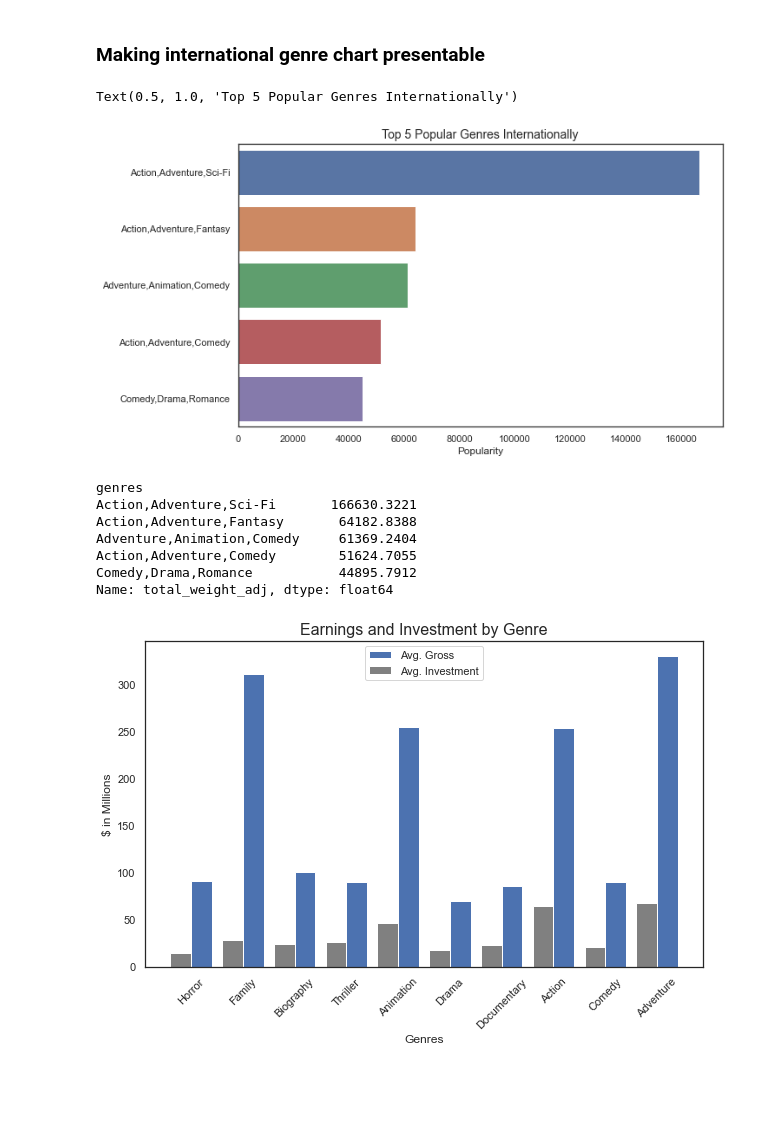
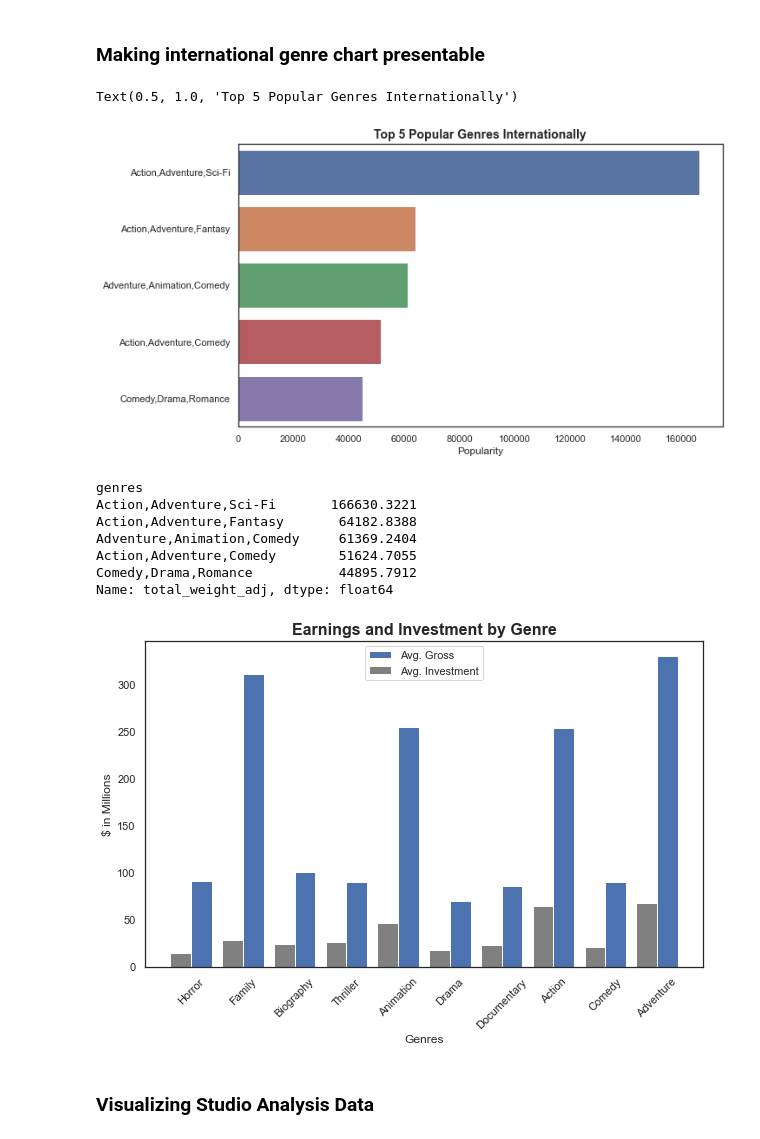
Before and after one commit to brandmend/MovieDataProject, a Jupyter notebook: Movie_Notebook_v2.ipynb, the cells around one changed output. Drawn from its saved outputs; the diff is of its cells as text; code cells hidden in the pictures; blank space fills up the shorter version.

```diff
--- a/Movie_Notebook_v2.ipynb
+++ b/Movie_Notebook_v2.ipynb
@@ -1524,10 +1528,10 @@ fig,ax = plt.subplots(figsize=(10,6))
 sns.barplot(x=int_genres_weight['total_weight_adj'].head(5),y=int_genres_weight.head(5).index.values,orient='h')
 
 plt.xlabel('Popularity')
-plt.title('Top 5 Popular Genres Internationally',fontsize=14)
+plt.title('Top 5 Popular Genres Internationally',fontsize=14,fontweight='bold')
 # %% [output]
 Text(0.5, 1.0, 'Top 5 Popular Genres Internationally')
-[figure, old version]
+[figure, new version]
 # %%
 int_genres_weight['total_weight_adj'].head(5)
 # %% [output]
@@ -1541,21 +1545,23 @@ Name: total_weight_adj, dtype: float64
 # %%
 fig,ax=plt.subplots(figsize=(10,6))
 
 X = list(genre_financials.head(10).index)
 Y = genre_financials.head(10)['total_gross']
 Z = genre_financials.head(10)['production_budget']
 
 X_axis = np.arange(len(X))
 
 plt.bar(X_axis + 0.2, Y, 0.4, label = 'Avg. Gross')
 plt.bar(X_axis - 0.2, Z, 0.4, label = 'Avg. Investment',color='gray')
 
 plt.xticks(X_axis, X)
 plt.xticks(rotation = 45)
 plt.xlabel("Genres")
 plt.ylabel("$ in Millions")
-plt.title("Earnings and Investment by Genre",fontsize=16)
+plt.title("Earnings and Investment by Genre",fontsize=16,fontweight='bold')
 plt.legend()
 plt.show()
 # %% [output]
-[figure, old version]
+[figure, new version]
+# %% [markdown]
+### Visualizing Studio Analysis Data
```
Also changed, not shown: parts of 57 cells of this notebook.
